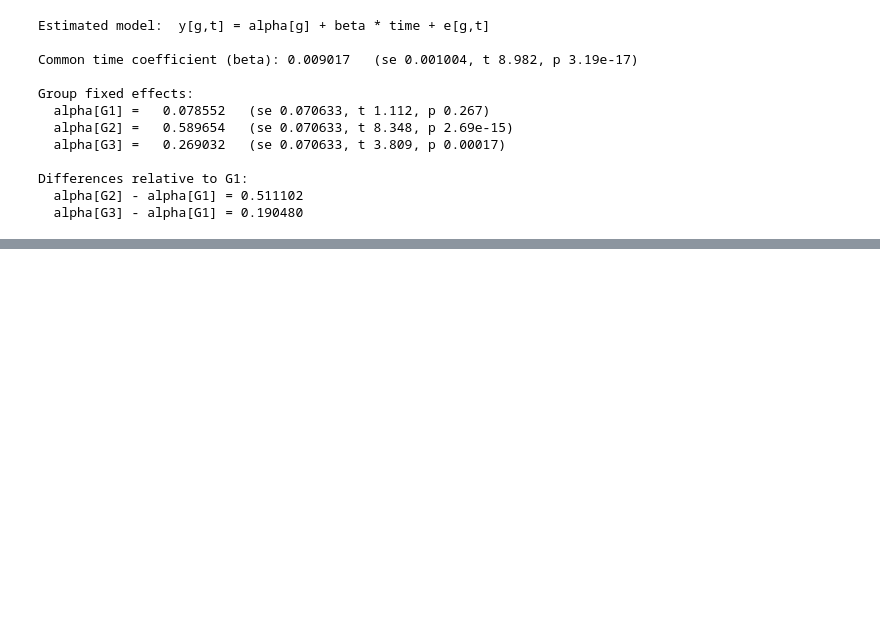
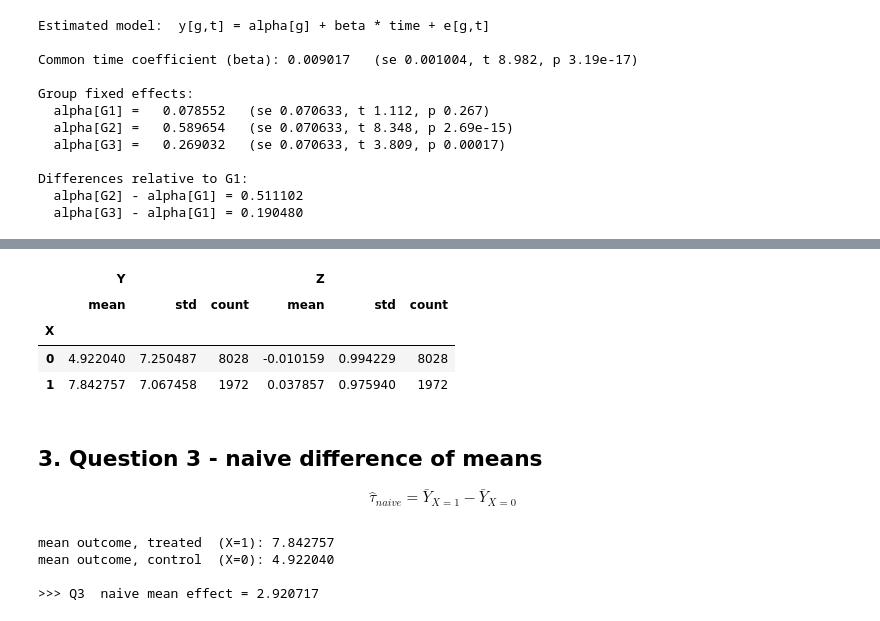
Before and after one commit to andre-bu-gitdev/DX702-mod-6, a Jupyter notebook: coding_quiz_2.ipynb, the cells around one changed output, grey strips where cells are left out. Cells and saved outputs as stored; diff of their text form; code cells hidden in the pictures; blank space fills up the shorter version.

```diff
--- a/coding_quiz_2.ipynb
+++ b/coding_quiz_2.ipynb
@@ -317,0 +465,29 @@ Differences relative to G1:
+# %%
+# Quick look at the confounding: Z differs systematically between the two groups,
+# so a raw difference in Y mixes the treatment effect with the effect of Z.
+data.groupby(TREAT)[[OUTCOME, CONFOUND]].agg(["mean", "std", "count"])
+# %% [output]
+|  | Y |  |  | Z |  |  |
+|  | mean | std | count | mean | std | count |
+| X |  |  |  |  |  |  |
+| 0 | 4.922040 | 7.250487 | 8028 | -0.010159 | 0.994229 | 8028 |
+| 1 | 7.842757 | 7.067458 | 1972 | 0.037857 | 0.975940 | 1972 |
+# %% [markdown]
+## 3. Question 3 - naive difference of means
+
+$$\hat{\tau}_{naive} = \bar{Y}_{X=1} - \bar{Y}_{X=0}$$
+# %%
+def naive_effect(x, y):
+    # Difference in mean outcome between treated and untreated. Ignores the confounder.
+    return y[x == 1].mean() - y[x == 0].mean()
+
+tau_naive = naive_effect(x, y)
+
+print(f"mean outcome, treated  (X=1): {y[x == 1].mean():.6f}")
+print(f"mean outcome, control  (X=0): {y[x == 0].mean():.6f}")
+print(f"\n>>> Q3  naive mean effect = {tau_naive:.6f}")
+# %% [output]
+mean outcome, treated  (X=1): 7.842757
+mean outcome, control  (X=0): 4.922040
+
+>>> Q3  naive mean effect = 2.920717
```
Also changed, not shown: parts of 23 cells of this notebook.
